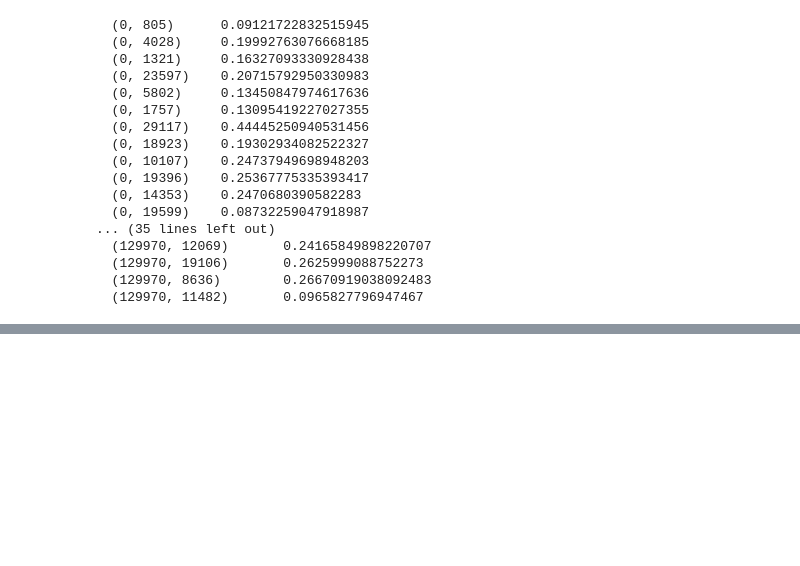
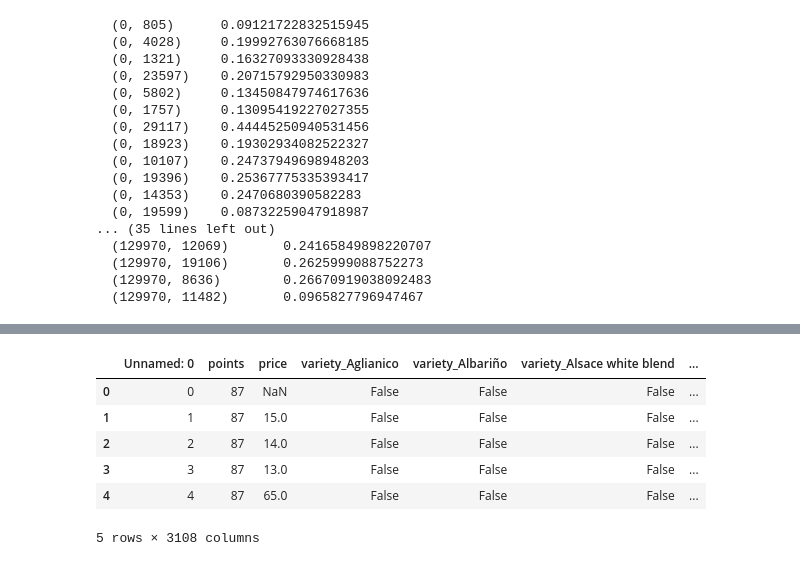
Before and after one commit to miguelgonrod/ProyectoIntroAI, a Jupyter notebook: main.ipynb, the cells around one changed output, grey strips where cells are left out. Saved outputs shown, nothing was run; the diff lists cells and outputs as text; code cells hidden in the pictures; blank space fills up the shorter version.

Commit message:
Added BoW, word2vec and Decision tree methods

```diff
--- a/main.ipynb
+++ b/main.ipynb
@@ -122,6 +128,14 @@ def input_designation(df):
     return df
 
 df = input_designation(df)
+# %%
+# This fuction deletes random rows from the dataframe to leave just 5000 rows
+
+def delete_rows(df):
+    df = df.sample(n=5000, random_state=1)
+    return df
+
+df = delete_rows(df)
 # %%
 # This function makes TF-IDF over the description column
 
@@ -167,0 +266,3 @@ embedding.to_csv('Data/embedding.csv', index=False)
+# %%
+# reduce the rows of th df to 10  modificar para que queden 5000
+df = df.head(1000)
@@ -167,0 +275,9 @@ embedding.to_csv('Data/embedding.csv', index=False)
+# %%
+# this function applies one hot encoding to the categorical columns
+
+def apply_one_hot_encoding(df):
+    df = pd.get_dummies(df, columns=['variety', "winery", 'title', 'country', 'designation', 'province', 'region_1', 'region_2', 'taster_name', 'taster_twitter_handle'])
+    return df
+
+df2 = apply_one_hot_encoding(df)
+print(df2)
@@ -167,0 +302,14 @@ embedding.to_csv('Data/embedding.csv', index=False)
+# %%
+# aplica arbol de decision
+
+explicativas = df2.drop(columns='description')
+objetivo = df2['points']
+explicativas.head()
+# %% [output]
+|  | Unnamed: 0 | points | price | variety_Aglianico | variety_Albariño | variety_Alsace white blend | ... |
+| 0 | 0 | 87 | NaN | False | False | False | ... |
+| 1 | 1 | 87 | 15.0 | False | False | False | ... |
+| 2 | 2 | 87 | 14.0 | False | False | False | ... |
+| 3 | 3 | 87 | 13.0 | False | False | False | ... |
+| 4 | 4 | 87 | 65.0 | False | False | False | ... |
+5 rows × 3108 columns
```
Also changed, not shown: parts of 8 cells of this notebook, 1 other file.
